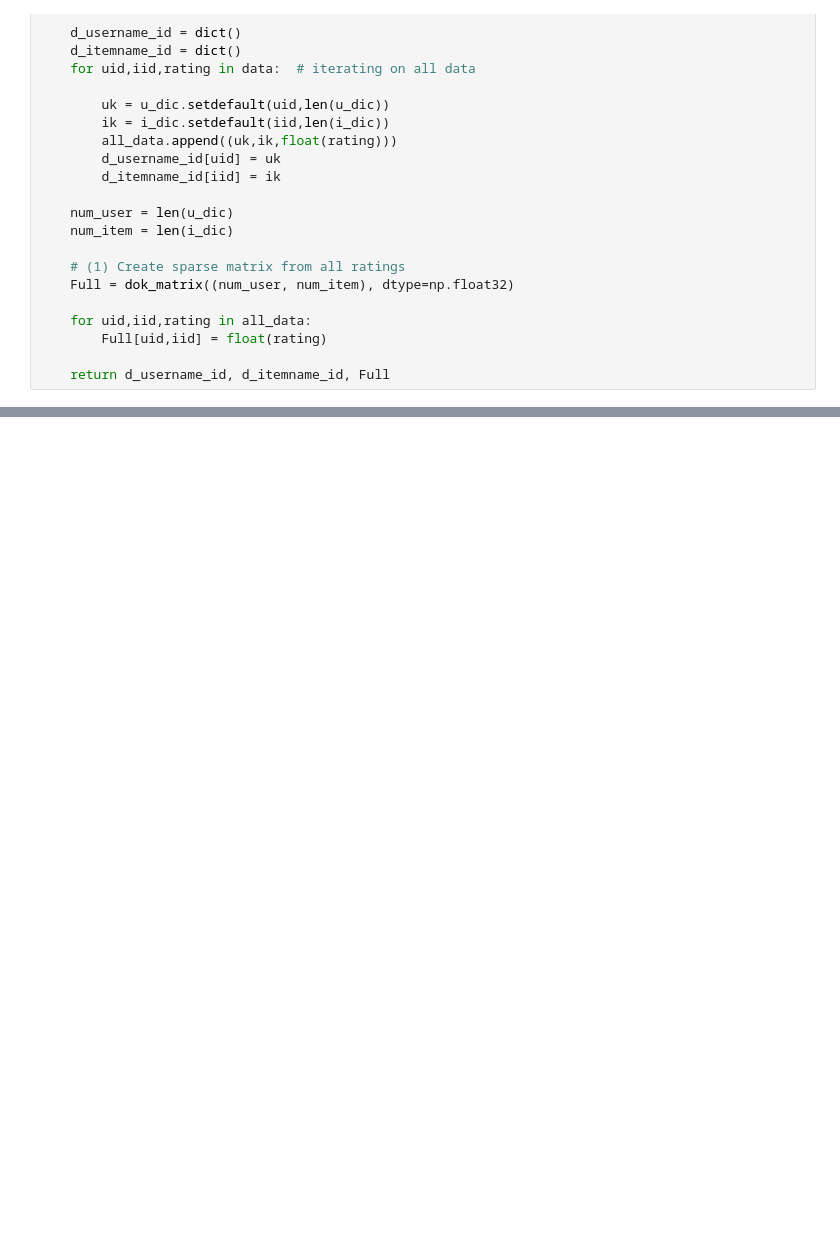
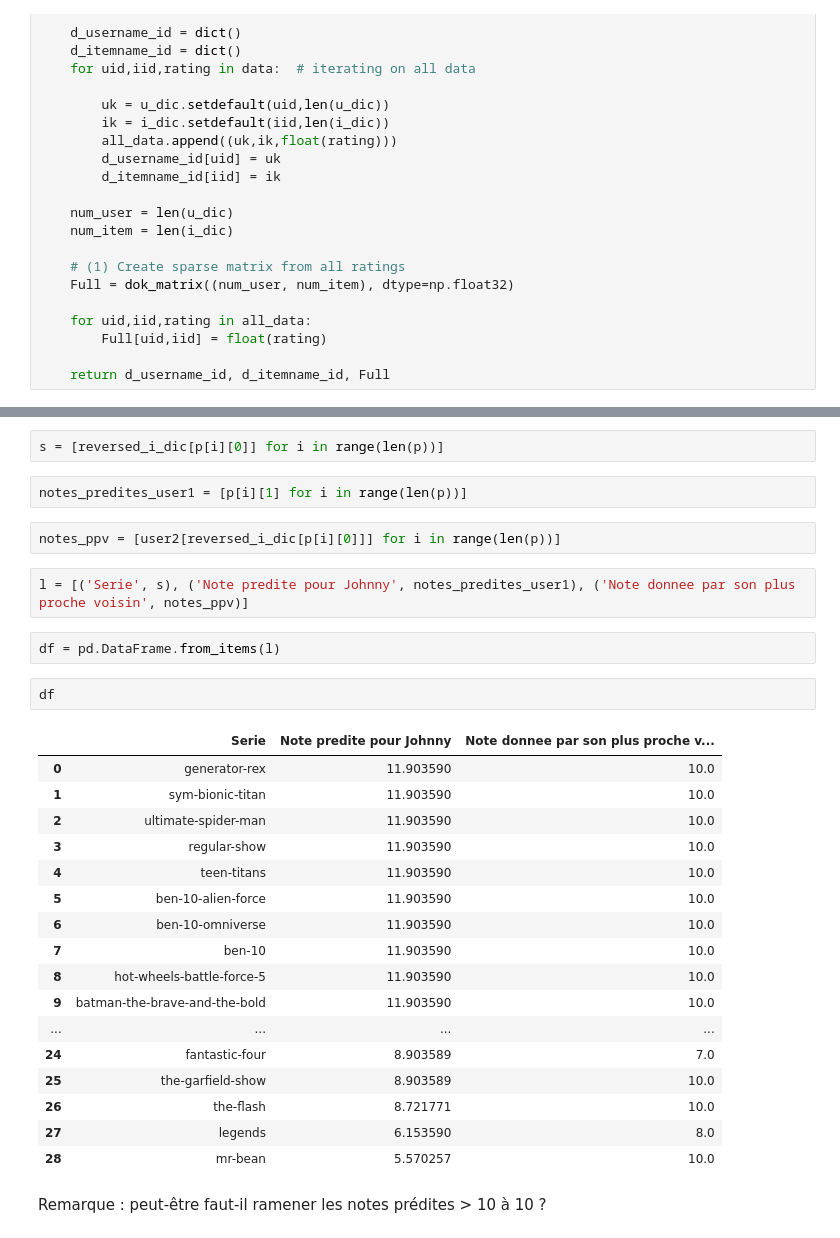
Before and after one commit to constance-scherer/PLDAC_Recommandation_analyse_sous_titres, a Jupyter notebook: reco_collabo.ipynb, the cells around one changed output, grey strips where cells are left out. Saved outputs shown, nothing was run; the diff lists cells and outputs as text; blank space fills up the shorter version.

```diff
--- a/reco_collabo.ipynb
+++ b/reco_collabo.ipynb
@@ -728,0 +765,32 @@ sqeuclidean(f0, f1)
+# %%
+s = [reversed_i_dic[p[i][0]] for i in range(len(p))]
+# %%
+notes_predites_user1 = [p[i][1] for i in range(len(p))]
+# %%
+notes_ppv = [user2[reversed_i_dic[p[i][0]]] for i in range(len(p))]
+# %%
+l = [('Serie', s), ('Note predite pour Johnny', notes_predites_user1), ('Note donnee par son plus proche voisin', notes_ppv)]
+# %%
+df = pd.DataFrame.from_items(l)
+# %%
+df
+# %% [output]
+|  | Serie | Note predite pour Johnny | Note donnee par son plus proche v... |
+| 0 | generator-rex | 11.903590 | 10.0 |
+| 1 | sym-bionic-titan | 11.903590 | 10.0 |
+| 2 | ultimate-spider-man | 11.903590 | 10.0 |
+| 3 | regular-show | 11.903590 | 10.0 |
+| 4 | teen-titans | 11.903590 | 10.0 |
+| 5 | ben-10-alien-force | 11.903590 | 10.0 |
+| 6 | ben-10-omniverse | 11.903590 | 10.0 |
+| 7 | ben-10 | 11.903590 | 10.0 |
+| 8 | hot-wheels-battle-force-5 | 11.903590 | 10.0 |
+| 9 | batman-the-brave-and-the-bold | 11.903590 | 10.0 |
+| ... | ... | ... | ... |
+| 24 | fantastic-four | 8.903589 | 7.0 |
+| 25 | the-garfield-show | 8.903589 | 10.0 |
+| 26 | the-flash | 8.721771 | 10.0 |
+| 27 | legends | 6.153590 | 8.0 |
+| 28 | mr-bean | 5.570257 | 10.0 |
+# %% [markdown]
+Remarque : peut-être faut-il ramener les notes prédites > 10 à 10 ?
```
Also changed, not shown: parts of 40 cells of this notebook.
